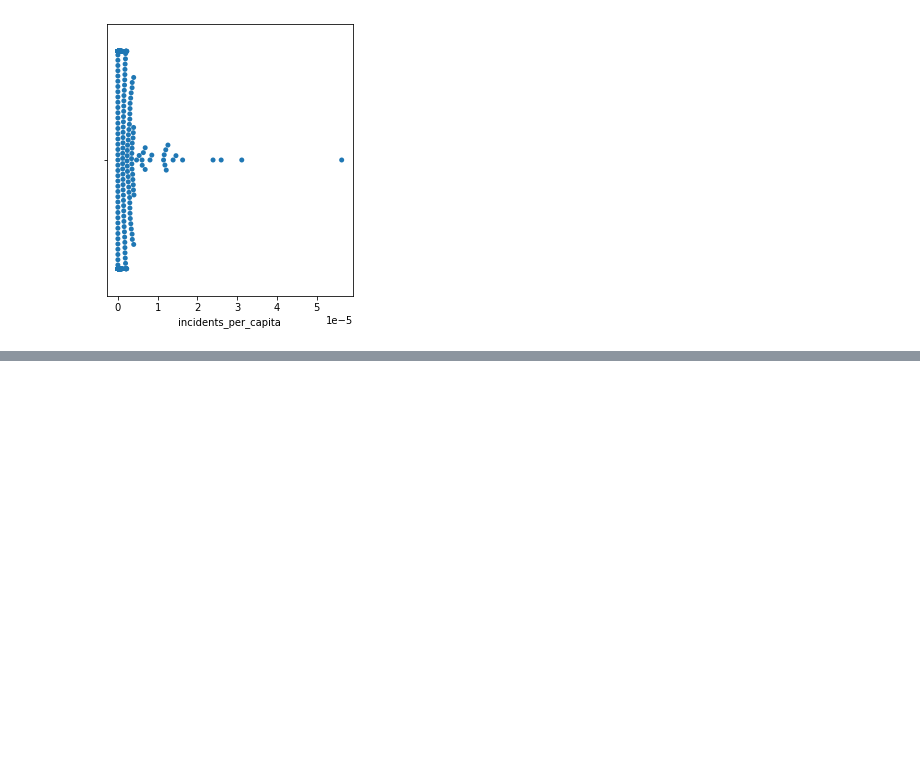
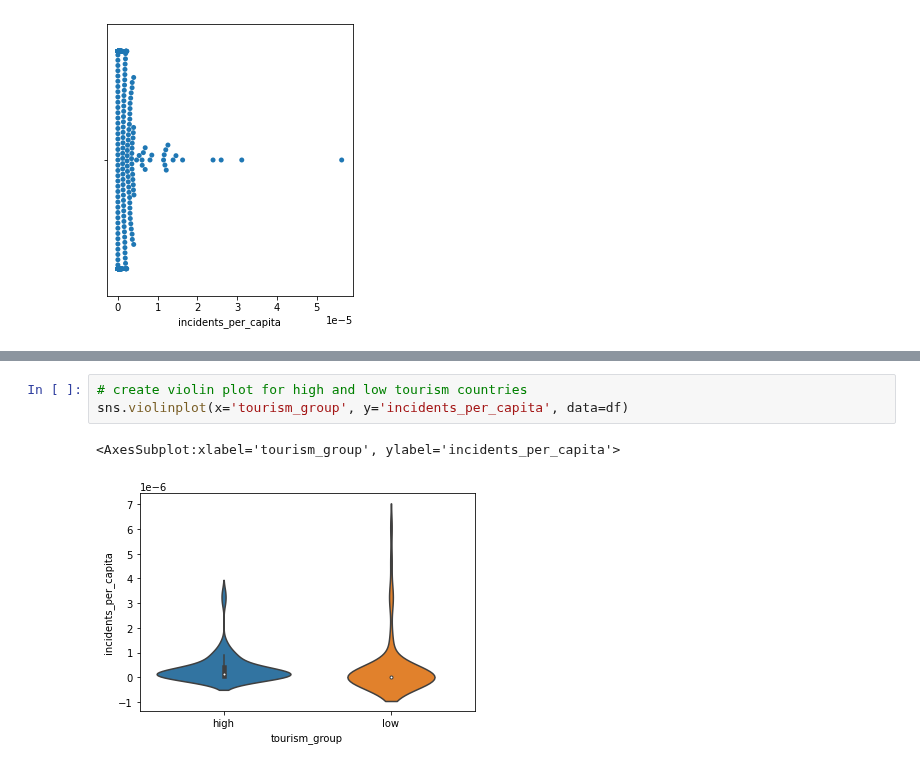
Before and after one commit to brooke-l-hawkins/milestone-i-project, a Jupyter notebook: code/visualize-distribution-incident-per-capita.ipynb, the cells around one changed output, grey strips where cells are left out. Saved outputs shown, nothing was run; the diff lists cells and outputs as text; blank space fills up the shorter version.

```diff
--- a/code/visualize-distribution-incident-per-capita.ipynb
+++ b/code/visualize-distribution-incident-per-capita.ipynb
@@ -127,0 +142,6 @@ ax1 = sns.swarmplot(x=all_x)
+# %%
+# create violin plot for high and low tourism countries
+sns.violinplot(x='tourism_group', y='incidents_per_capita', data=df)
+# %% [output]
+<AxesSubplot:xlabel='tourism_group', ylabel='incidents_per_capita'>
+[figure, added]
```
Also changed, not shown: parts of 11 cells of this notebook.
